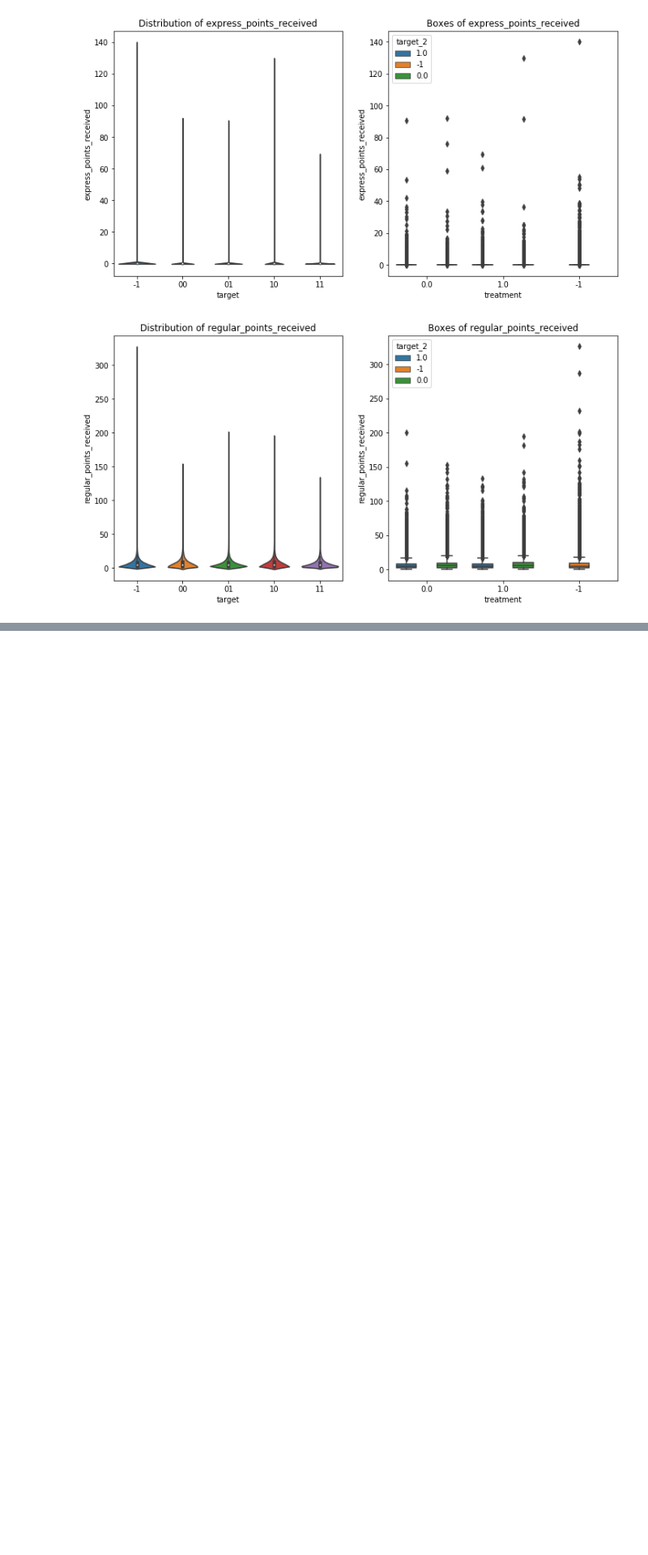
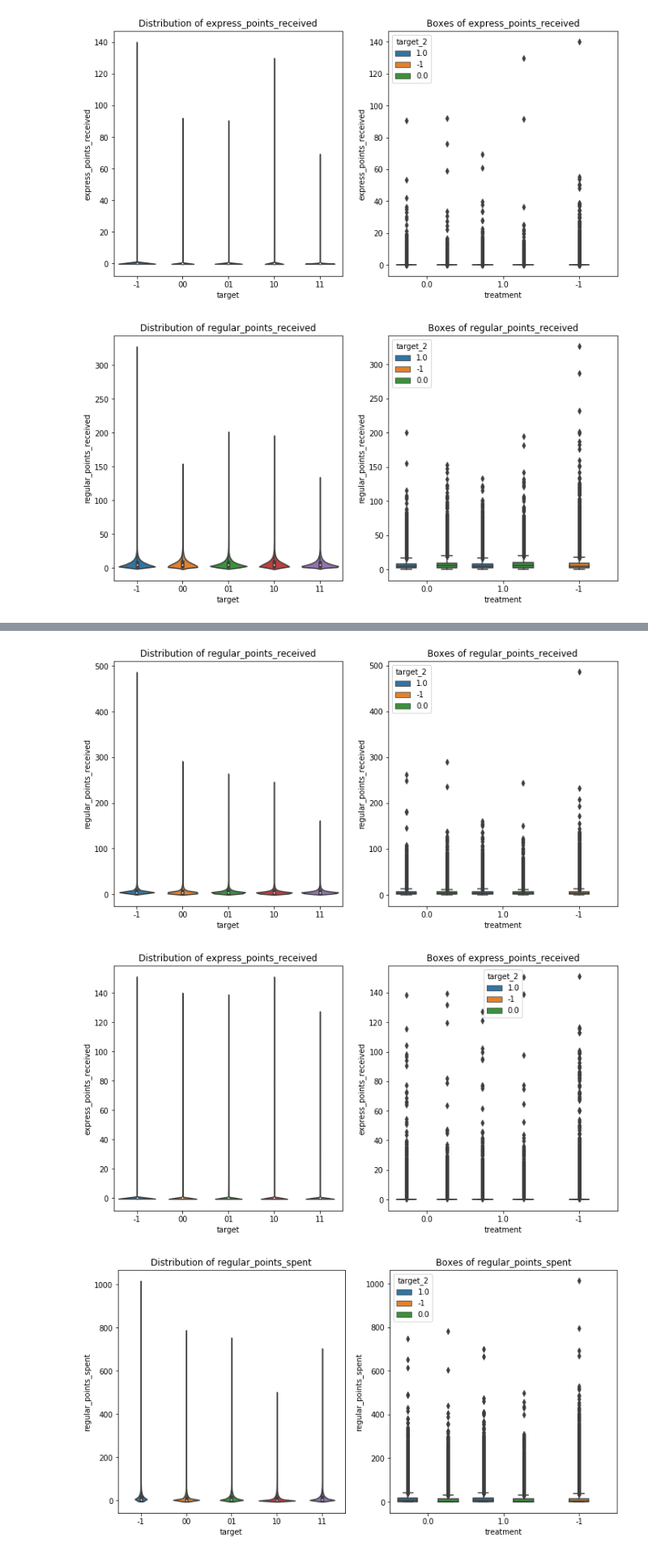
Before and after one commit to snv-ds/competitions, a Jupyter notebook: x5_retailhero/task1/EDA_files.ipynb, the cells around one changed output, grey strips where cells are left out. Shown at 81% size. Saved outputs shown, nothing was run; the diff lists cells and outputs as text; code cells hidden in the pictures; blank space fills up the shorter version.

```diff
--- a/x5_retailhero/task1/EDA_files.ipynb
+++ b/x5_retailhero/task1/EDA_files.ipynb
@@ -450,0 +499,7 @@ for feat in ['purchase_sum', 'regular_points_spent', 'express_points_spent',
+# %%
+for feat in basic_columns:
+    plot_num_target(feat)
+# %% [output]
+[figure, added]
+[figure, added]
+[figure, added]
```
Also changed, not shown: parts of 21 cells of this notebook.
